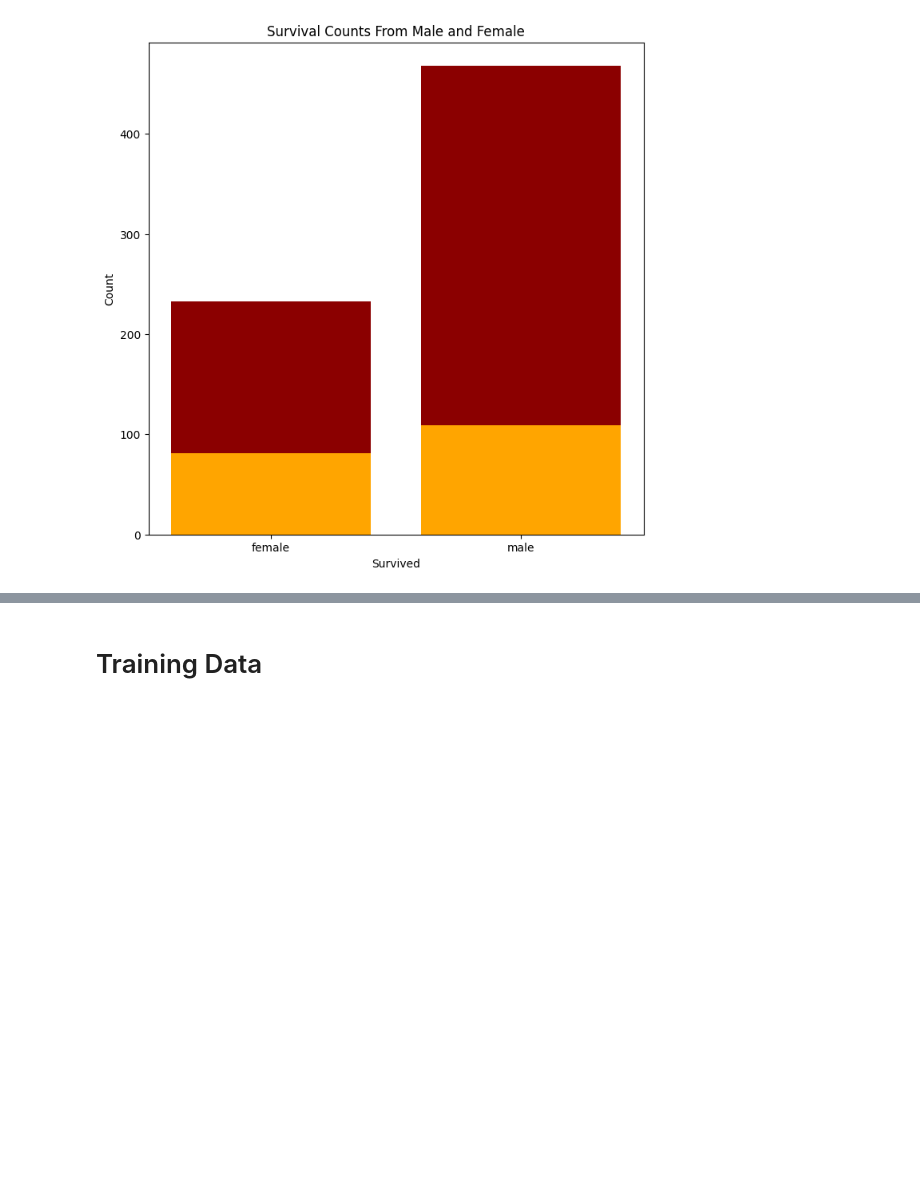
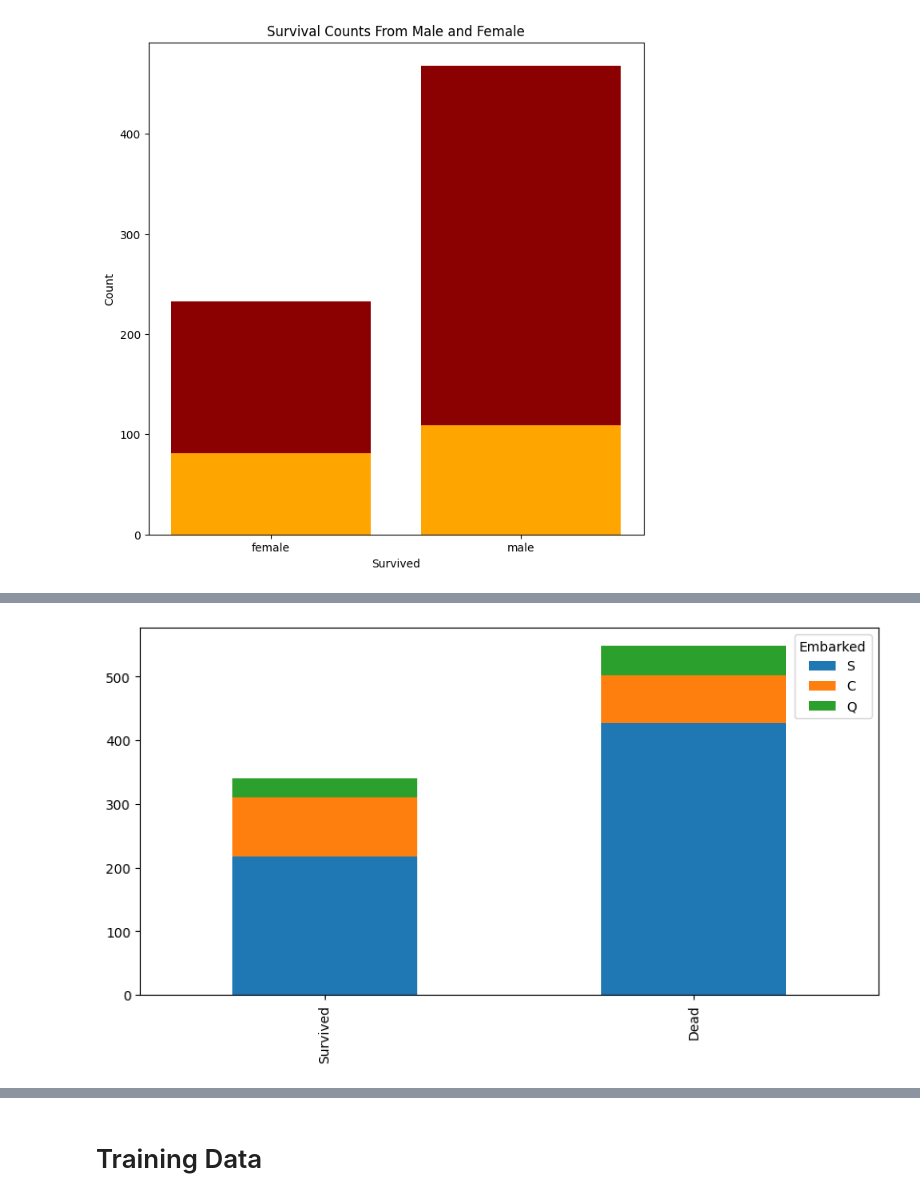
Before and after one commit to aryadzar/AI, a Jupyter notebook: 2217051007_M Arya Dzaky A_B_UTP AI.ipynb, the cells around one changed output, grey strips where cells are left out. Cells and saved outputs as stored; diff of their text form; code cells hidden in the pictures; blank space fills up the shorter version.

```diff
--- a/2217051007_M Arya Dzaky A_B_UTP AI.ipynb
+++ b/2217051007_M Arya Dzaky A_B_UTP AI.ipynb
@@ -182,0 +181,4 @@ plt.show()
+# %%
+bar_chart("Embarked")
+# %% [output]
+[figure, added]
```
Also changed, not shown: parts of 11 cells of this notebook, 1 other file.
